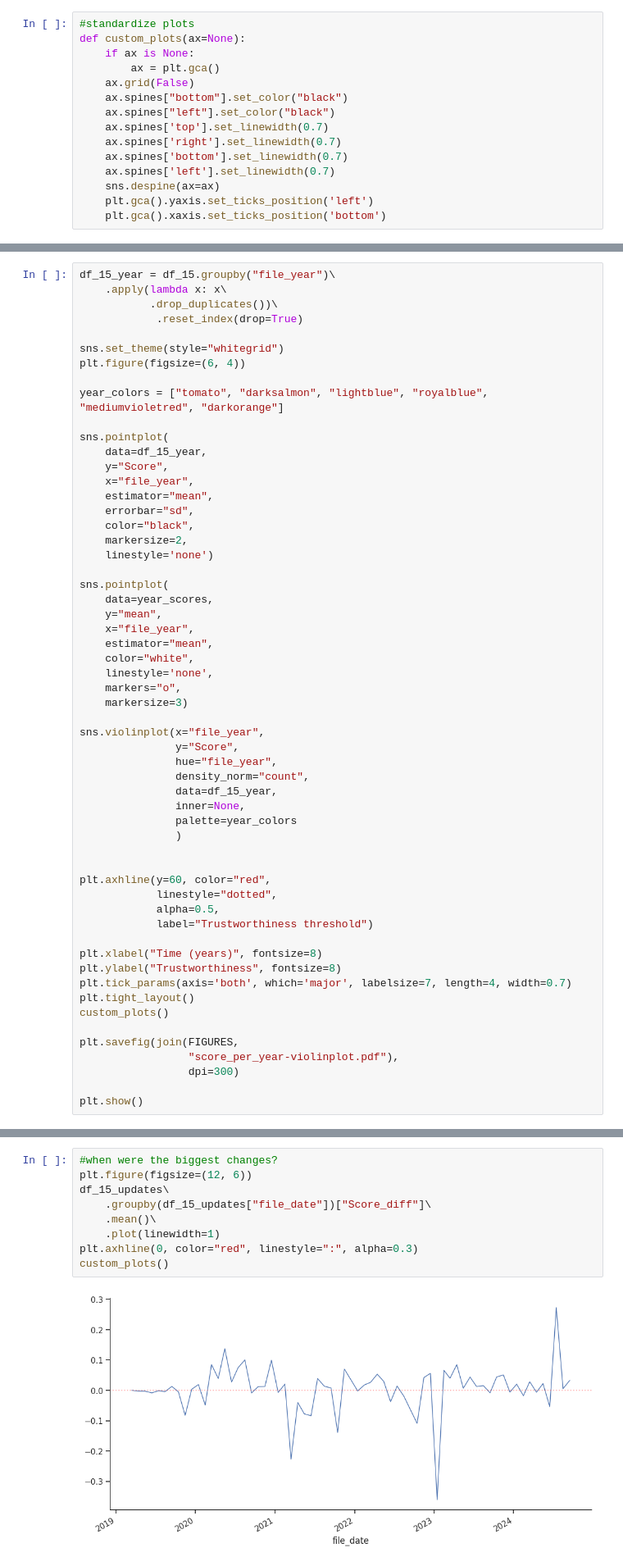
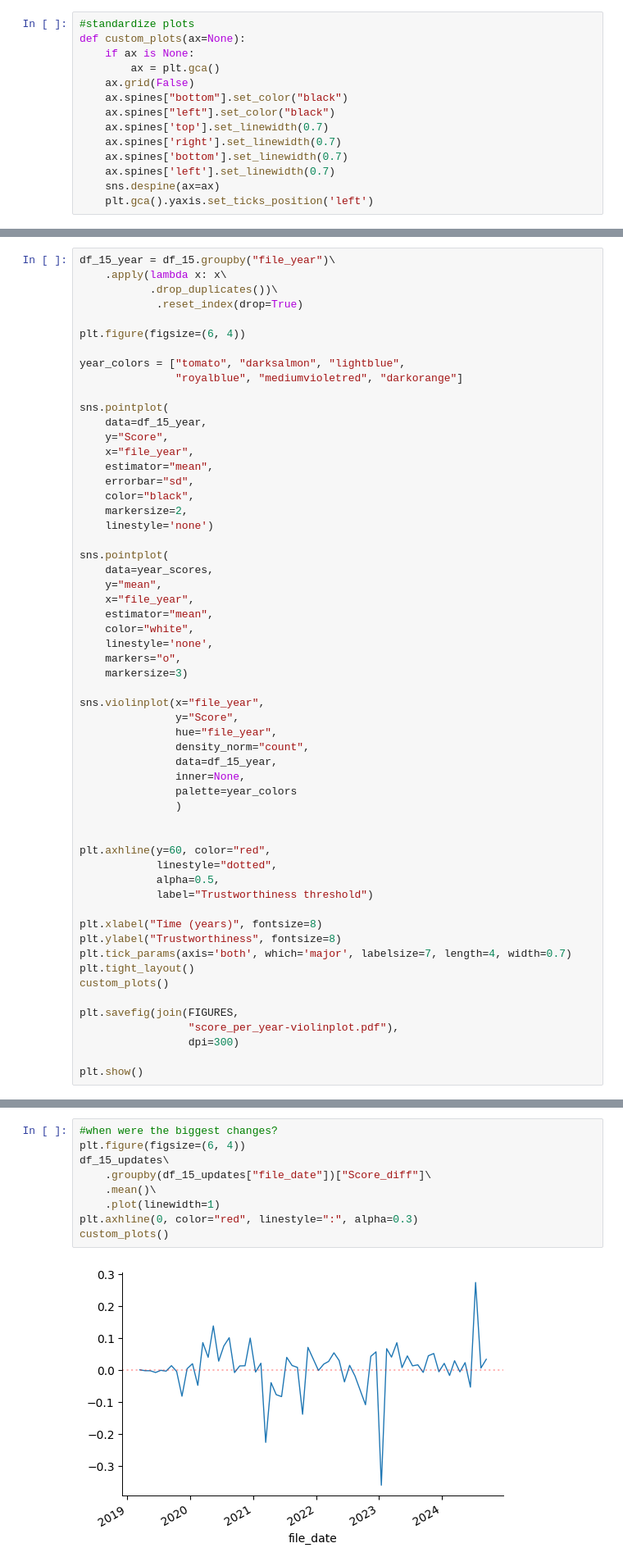
Before and after one commit to julaluehring/newsguard-review-analysis, a Jupyter notebook: describe_trustworthiness.ipynb, the cells around one changed output, grey strips where cells are left out. Shown at 82% size. Drawn from its saved outputs; the diff is of its cells as text.

```diff
--- a/describe_trustworthiness.ipynb
+++ b/describe_trustworthiness.ipynb
@@ -60,7 +60,6 @@ def custom_plots(ax=None):
     ax.spines['left'].set_linewidth(0.7)
     sns.despine(ax=ax)
     plt.gca().yaxis.set_ticks_position('left')
-    plt.gca().xaxis.set_ticks_position('bottom')
 # %% [markdown]
 ## How volatile are trustworthiness ratings?
 # %% [markdown]
@@ -320,10 +317,10 @@ df_15_year = df_15.groupby("file_year")\
            .drop_duplicates())\
             .reset_index(drop=True)
 
-sns.set_theme(style="whitegrid")
 plt.figure(figsize=(6, 4))
 
-year_colors = ["tomato", "darksalmon", "lightblue", "royalblue", "mediumvioletred", "darkorange"]
+year_colors = ["tomato", "darksalmon", "lightblue",
+               "royalblue", "mediumvioletred", "darkorange"]
 
 sns.pointplot(
     data=df_15_year,
@@ -643,15 +640,15 @@ df_15_updates["Updated_diff"] = \
 #df_15_updates.head(10)
 # %%
 #when were the biggest changes?
-plt.figure(figsize=(12, 6))
+plt.figure(figsize=(6, 4))
 df_15_updates\
     .groupby(df_15_updates["file_date"])["Score_diff"]\
     .mean()\
     .plot(linewidth=1)
 plt.axhline(0, color="red", linestyle=":", alpha=0.3)
 custom_plots()
 # %% [output]
-[figure, old version]
+[figure, new version]
 # %%
 #filter out the ones that have never been updated
 df_15_updates["Added"] = \
```
Also changed, not shown: parts of 32 cells of this notebook.
